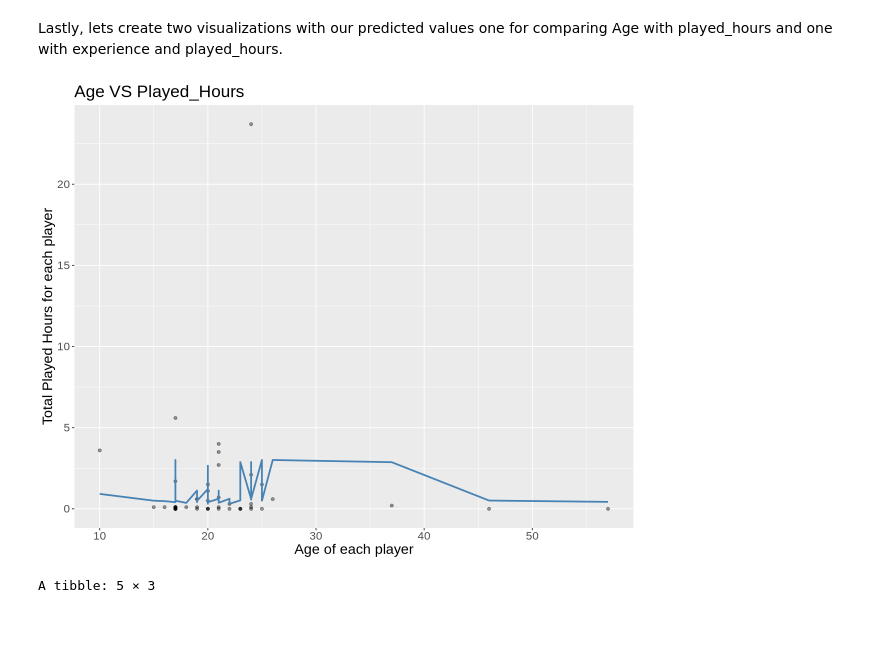
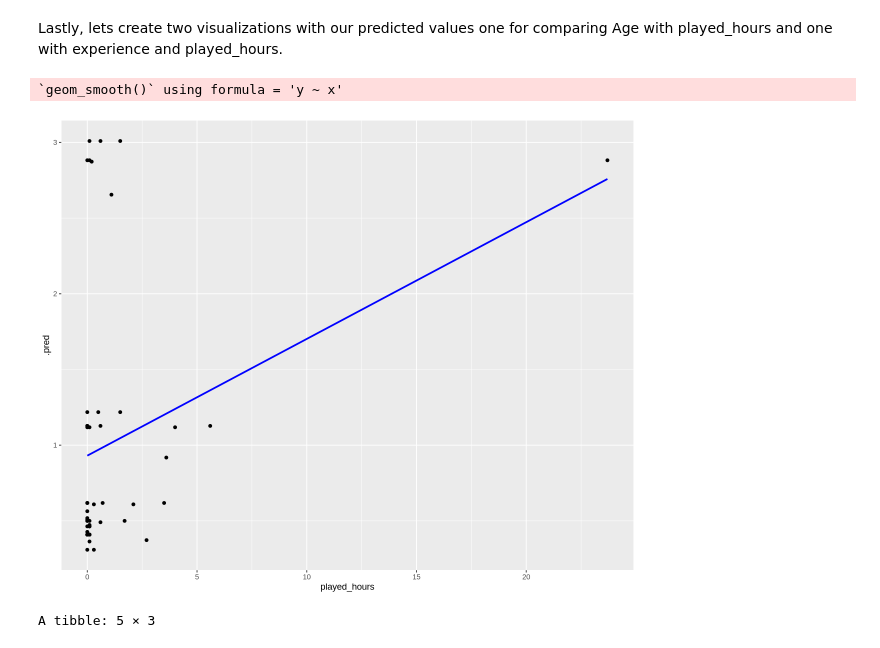
Before and after one commit to iSqlqmi/dsci_100_group_project, a Jupyter notebook: project_final_report.ipynb, the cells around one changed output. Saved outputs shown, nothing was run; the diff lists cells and outputs as text; code cells hidden in the pictures.

Commit message:
redid graph for age vs playedhours

```diff
--- a/project_final_report.ipynb
+++ b/project_final_report.ipynb
@@ -381,20 +381,29 @@ A tibble: 49 × 4
 # %% [markdown]
 Lastly, lets create two visualizations with our predicted values one for comparing Age with played_hours and one with experience and played_hours.
 # %%
-age_plot_final_2 <- ggplot(players_preds, aes(x = Age, y = played_hours)) +
-  geom_point(alpha = 0.4) +
-  geom_line(data = players_preds,
-            mapping = aes(x = Age, y = .pred),
-            color = "steelblue",
-            linewidth = 1) +
-  xlab("Age of each player") +
-  ylab("Total Played Hours for each player") +
-  ggtitle("Age VS Played_Hours") +
-  theme(text = element_text(size = 17))
+# age_plot_final_2 <- ggplot(players_preds, aes(x = Age, y = played_hours)) +
+#   geom_point(alpha = 0.4) +
+#   geom_point(data = players_preds, aes(x = Age, y = .pred )) +
+#   # geom_line(data = players_preds,
+#   #           mapping = aes(x = Age, y = .pred),
+#   #           ) +
+#   xlab("Age of each player") +
+#   ylab("Total Played Hours for each player") +
+#   ggtitle("Age VS Played_Hours") +
+#   theme(text = element_text(size = 17))
 
-age_plot_final_2
+# age_plot_final_2
+# breifly explain why we are using qqplot
+age_plot_3 <- ggplot(players_preds, aes(x = played_hours, y = .pred)) +
+    geom_point() +
+    #geom_abline(intercept = 0, slope = 1, linetype = "solid", color = "blue")
+    geom_smooth(method = "lm", se = FALSE, color = "blue")
+age_plot_3
+# add point 0,0 and 1,1 then make geom line equal to y = x
+#Make qq plot for actual played_hours compared to predicted played_hours and then see if we have to filter based off of Age
 # %% [output]
+`geom_smooth()` using formula = 'y ~ x'
-[figure, old version]
+[figure, new version]
 # %%
 exp_preds_2 <- players_fit |>
     predict(players_test) |>
```
